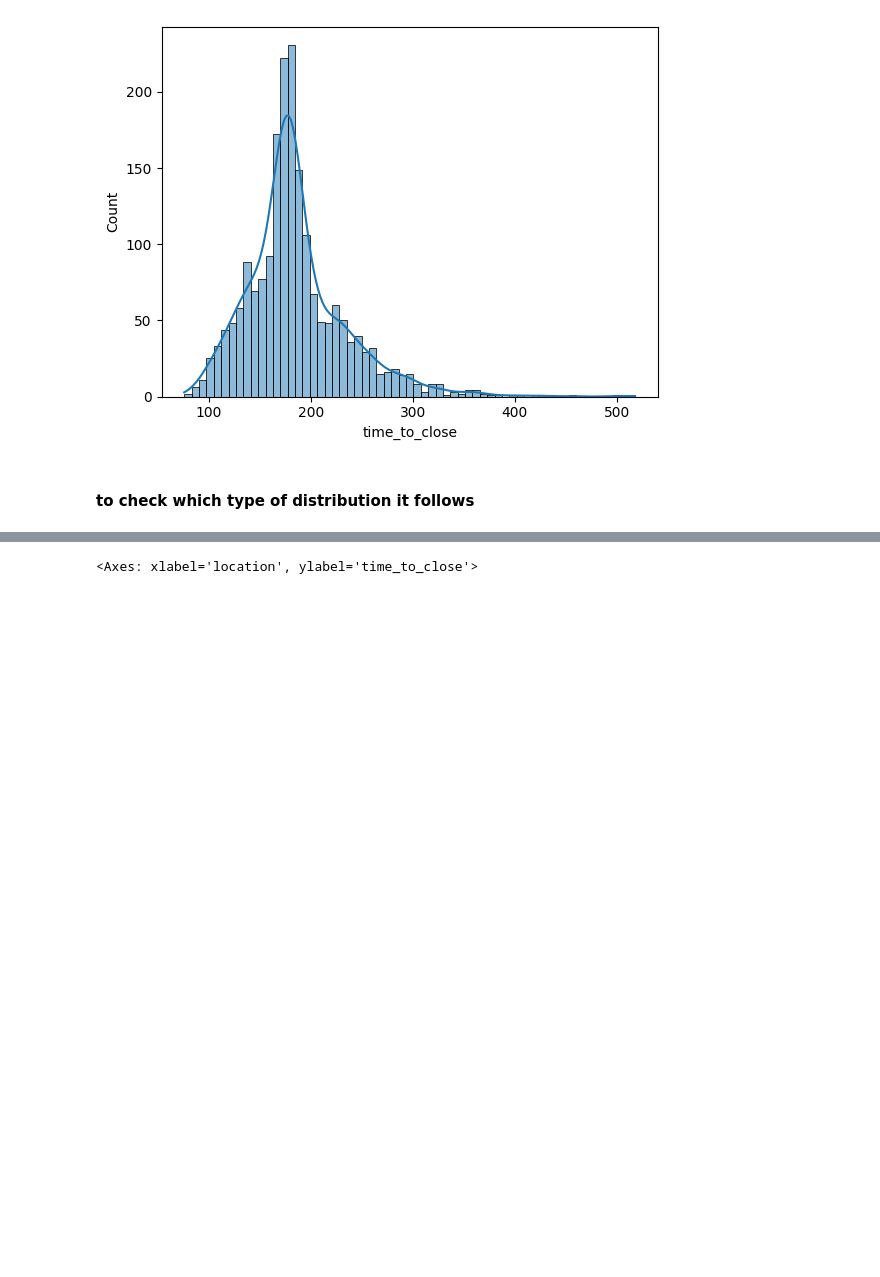
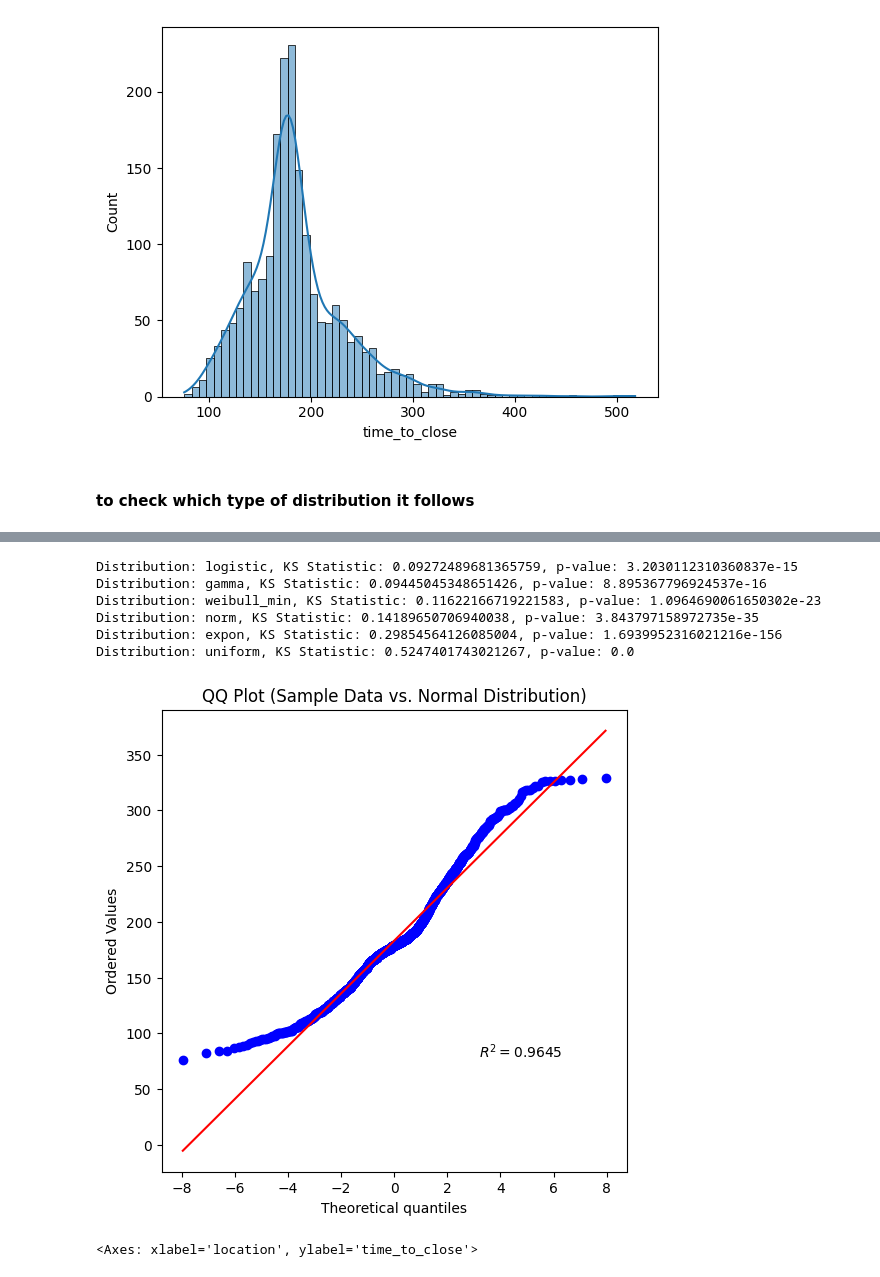
Before and after one commit to Rutu-RD/datacamp_data_analyst, a Jupyter notebook: datacamp_data_analyst.ipynb, the cells around one changed output, grey strips where cells are left out. Saved outputs shown, nothing was run; the diff lists cells and outputs as text; code cells hidden in the pictures; blank space fills up the shorter version.

```diff
--- a/datacamp_data_analyst.ipynb
+++ b/datacamp_data_analyst.ipynb
@@ -100,3 +145,23 @@ for distribution_name in distributions:
+# %%
+results.sort(key=lambda x: x[1])  # Sort by KS statistic (lower is better)
+
+for distribution_name, ks_statistic, ks_p_value in results:
+    print(f"Distribution: {distribution_name}, KS Statistic: {ks_statistic}, p-value: {ks_p_value}")
+# %% [output]
+Distribution: logistic, KS Statistic: 0.09272489681365759, p-value: 3.2030112310360837e-15
+Distribution: gamma, KS Statistic: 0.09445045348651426, p-value: 8.895367796924537e-16
+Distribution: weibull_min, KS Statistic: 0.11622166719221583, p-value: 1.0964690061650302e-23
+Distribution: norm, KS Statistic: 0.14189650706940038, p-value: 3.843797158972735e-35
+Distribution: expon, KS Statistic: 0.29854564126085004, p-value: 1.6939952316021216e-156
+Distribution: uniform, KS Statistic: 0.5247401743021267, p-value: 0.0
+# %%
+fig, ax = plt.subplots(figsize=(6, 6))
+stats.probplot(data_without_outlier, dist='logistic', sparams=(0.0,1.0),plot=ax, fit=True, rvalue=True)
+ax.set_title("QQ Plot (Sample Data vs. Normal Distribution)")
+
+plt.show()
+# %% [output]
+[figure, added]
 # %%
 sns.boxplot(x=data_df['location'],y=data_df['time_to_close'])
 # %% [output]
```
Also changed, not shown: parts of 2 cells of this notebook.
